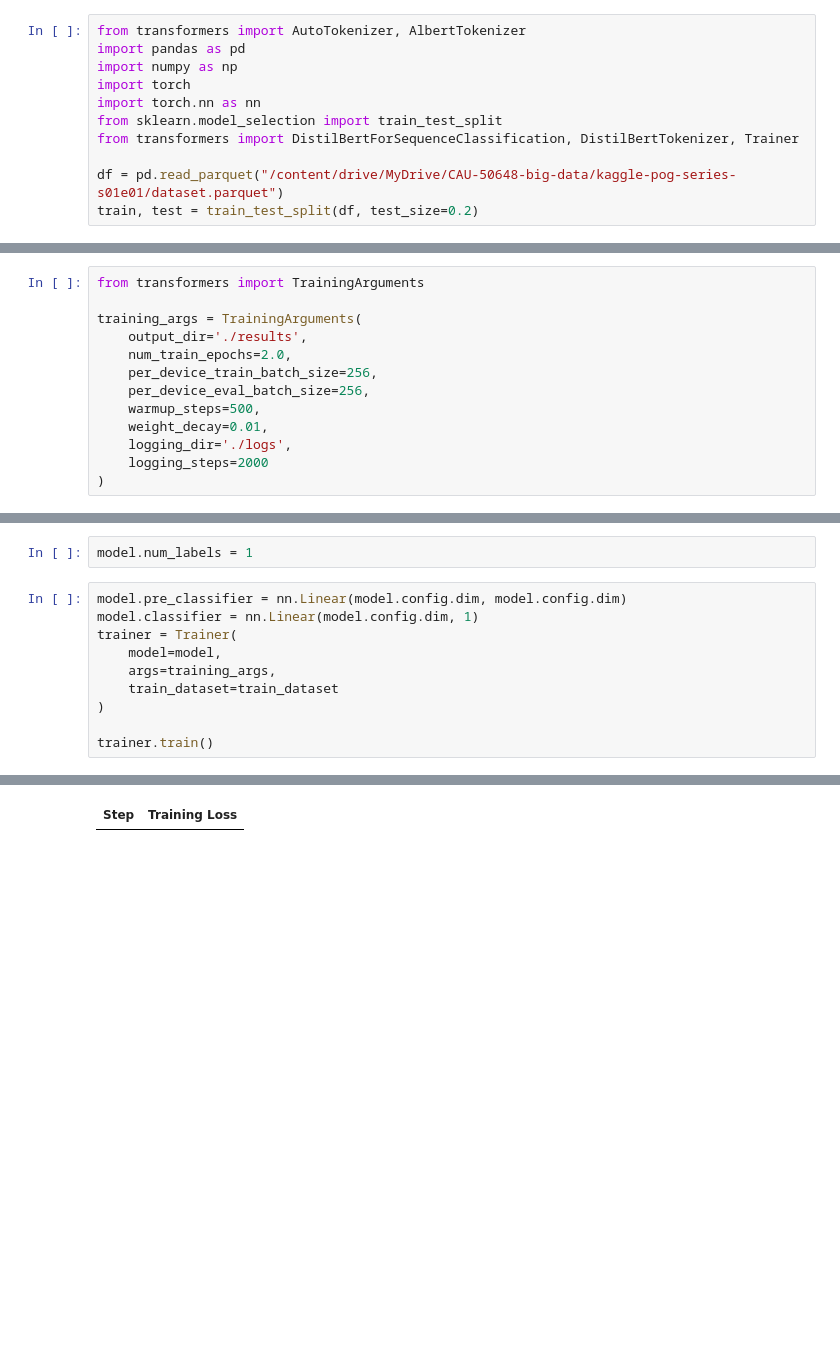
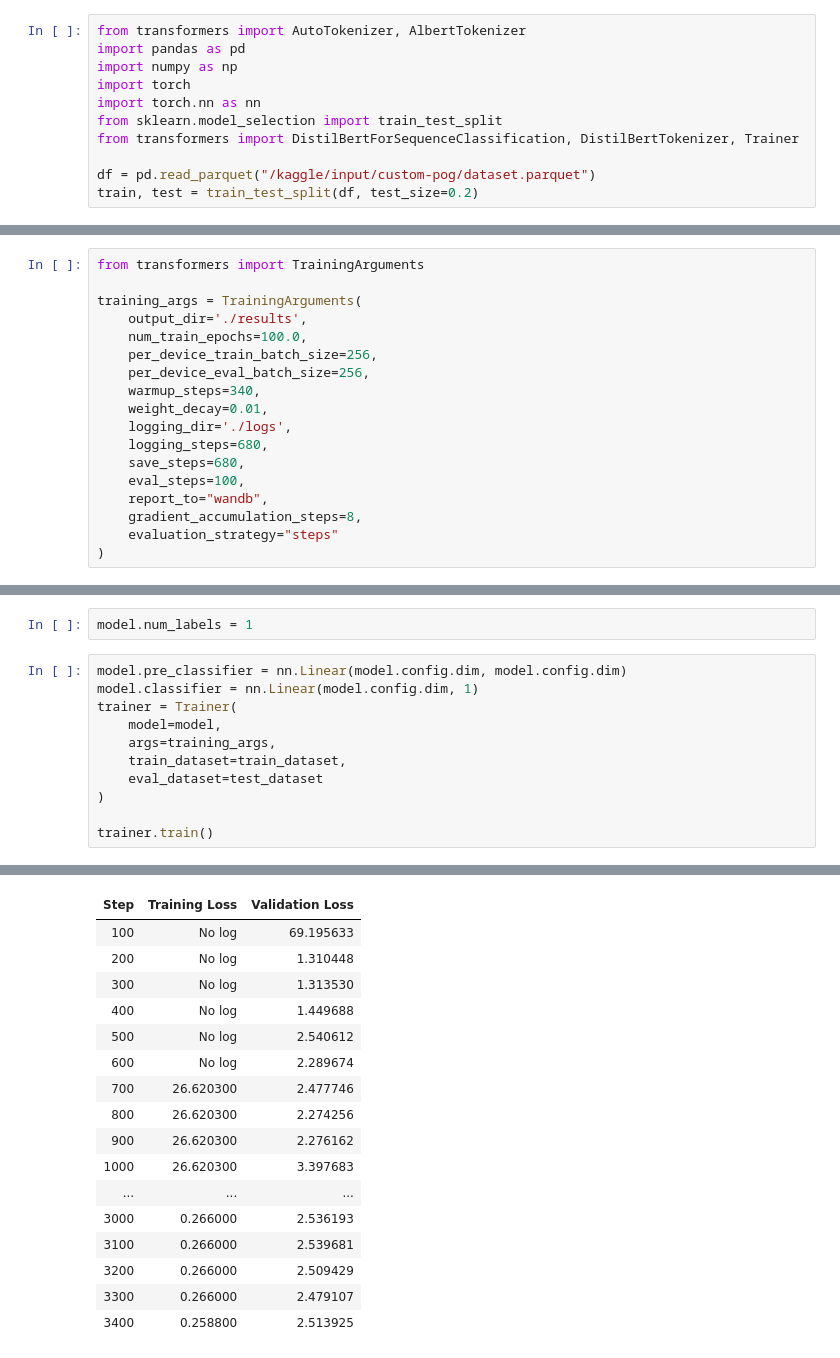
Before and after one commit to wonbeomjang/CAU-50648-big-data, a Jupyter notebook: nlp/distillbert.ipynb, the cells around one changed output, grey strips where cells are left out. Saved outputs shown, nothing was run; the diff lists cells and outputs as text; blank space fills up the shorter version.

```diff
--- a/nlp/distillbert.ipynb
+++ b/nlp/distillbert.ipynb
@@ -32,7 +42,7 @@ import torch.nn as nn
 from sklearn.model_selection import train_test_split
 from transformers import DistilBertForSequenceClassification, DistilBertTokenizer, Trainer
 
-df = pd.read_parquet("/content/drive/MyDrive/CAU-50648-big-data/kaggle-pog-series-s01e01/dataset.parquet")
+df = pd.read_parquet("/kaggle/input/custom-pog/dataset.parquet")
 train, test = train_test_split(df, test_size=0.2)
 # %%
 train.columns
@@ -80,13 +87,18 @@ from transformers import TrainingArguments
 
 training_args = TrainingArguments(
     output_dir='./results',
-    num_train_epochs=2.0,
+    num_train_epochs=100.0,
     per_device_train_batch_size=256,
     per_device_eval_batch_size=256,
-    warmup_steps=500,
+    warmup_steps=340,
     weight_decay=0.01,
     logging_dir='./logs',
-    logging_steps=2000
+    logging_steps=680,
+    save_steps=680,
+    eval_steps=100,
+    report_to="wandb",
+    gradient_accumulation_steps=8,
+    evaluation_strategy="steps"
 )
 # %%
 model = DistilBertForSequenceClassification.from_pretrained("distilbert-base-multilingual-cased", problem_type="regression")
@@ -108,7 +120,8 @@ model.classifier = nn.Linear(model.config.dim, 1)
 trainer = Trainer(
     model=model,
     args=training_args,
-    train_dataset=train_dataset
+    train_dataset=train_dataset,
+    eval_dataset=test_dataset
 )
 
 trainer.train()
@@ -125 +143,17 @@ trainer.train()
-| Step | Training Loss |
+| Step | Training Loss | Validation Loss |
+| 100 | No log | 69.195633 |
+| 200 | No log | 1.310448 |
+| 300 | No log | 1.313530 |
+| 400 | No log | 1.449688 |
+| 500 | No log | 2.540612 |
+| 600 | No log | 2.289674 |
+| 700 | 26.620300 | 2.477746 |
+| 800 | 26.620300 | 2.274256 |
+| 900 | 26.620300 | 2.276162 |
+| 1000 | 26.620300 | 3.397683 |
+| ... | ... | ... |
+| 3000 | 0.266000 | 2.536193 |
+| 3100 | 0.266000 | 2.539681 |
+| 3200 | 0.266000 | 2.509429 |
+| 3300 | 0.266000 | 2.479107 |
+| 3400 | 0.258800 | 2.513925 |
```
Also changed, not shown: parts of 9 cells of this notebook, 5 other files.
